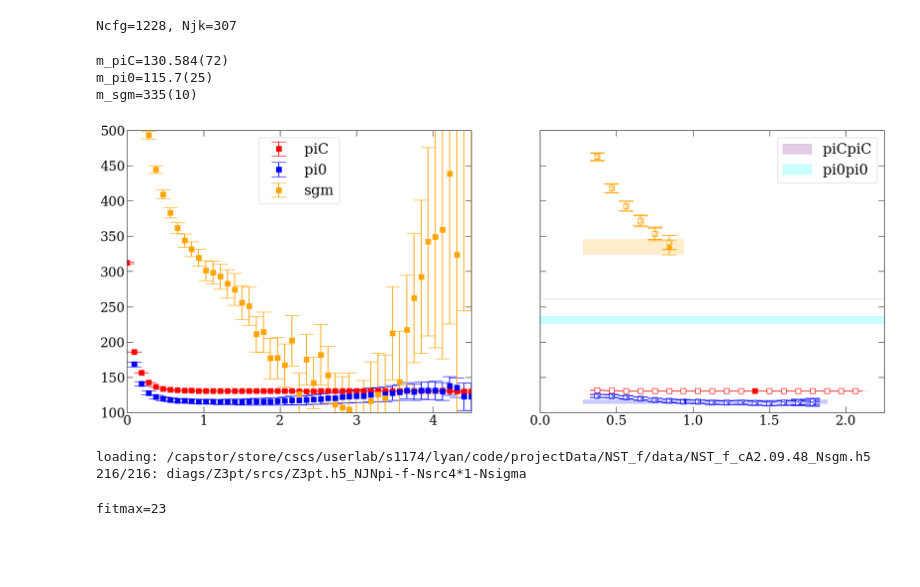
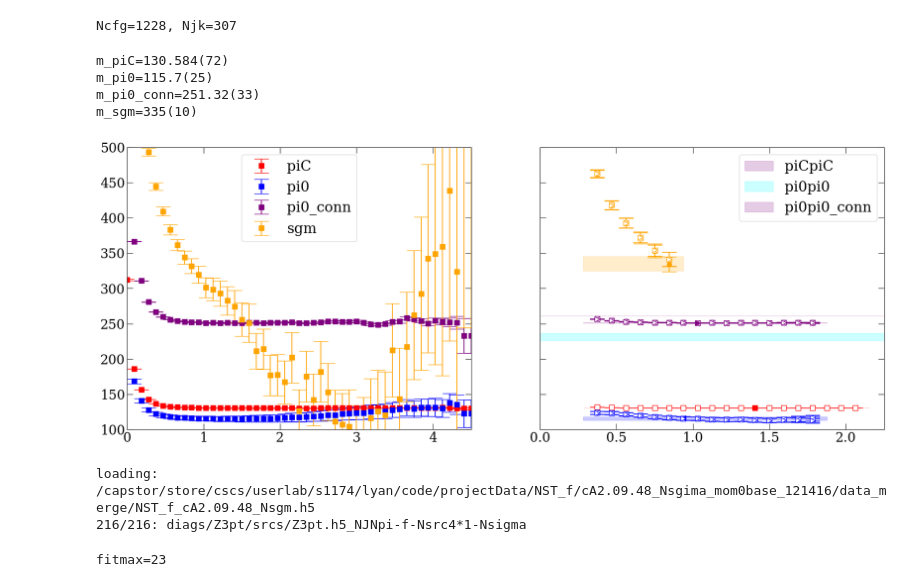
Before and after one commit to lee14916/glwc2, a Jupyter notebook: project/NST_f_Nsgm/analysis_a.ipynb, the cells around one changed output. Cells and saved outputs as stored; diff of their text form; code cells hidden in the pictures; blank space fills up the shorter version.

```diff
--- a/project/NST_f_Nsgm/analysis_a.ipynb
+++ b/project/NST_f_Nsgm/analysis_a.ipynb
@@ -71,6 +71,7 @@ with h5py.File(path) as f:
     imom=0
     c2pt_piC=yu.jackknife(f['diags/P/data/pi+_pi+'][:,:,imom],d=d_jk)
     c2pt_pi0=yu.jackknife(f['diags/P/data/pi0_pi0'][:,:,imom]+f['diags/pi0f-pi0i/data/pi0_pi0'][:,:,imom],d=d_jk)
+    c2pt_pi0_conn=yu.jackknife(f['diags/P/data/pi0_pi0'][:,:,imom],d=d_jk)
     c2pt_sgm=yu.jackknife(f['diags/P/data/sgm_sgm'][:,:,imom]+f['diags/pi0f-pi0i/data/sgm_sgm'][:,:,imom],d=d_jk)
 
     vev_pi0=yu.jackknife(f['VEV/pi0f/data/pi0'][:],d=d_jk)
@@ -81,6 +82,7 @@ with h5py.File(path) as f:
         c2pt_piC=func(c2pt_piC)
         c2pt_pi0=func(c2pt_pi0)
         c2pt_sgm=func(c2pt_sgm)
+        c2pt_pi0_conn=func(c2pt_pi0_conn)
 
     if True: # vev subtract
         c2pt_pi0 -= vev_pi0[:,None]**2
@@ -90,6 +92,7 @@ with h5py.File(path) as f:
         c2pt_piC=np.real(c2pt_piC)
         c2pt_pi0=np.real(c2pt_pi0)
         c2pt_sgm=np.real(c2pt_sgm)
+        c2pt_pi0_conn=np.real(c2pt_pi0_conn)
 
 Ncfg=len(cfgs_m2); Njk=len(c2pt_piC)
 print(f'Ncfg={Ncfg}, Njk={Njk}')
@@ -106,6 +109,7 @@ def C2pt2meff(C2pt):
 
 meff_piC=yu.jackmap(C2pt2meff,c2pt_piC)
 meff_pi0=yu.jackmap(C2pt2meff,c2pt_pi0)
+meff_pi0_conn=yu.jackmap(C2pt2meff,c2pt_pi0_conn)
 meff_sgm=yu.jackmap(C2pt2meff,c2pt_sgm)
 
 def run(meff,fitmins,fitmaxs):
@@ -131,6 +135,7 @@ def run(meff,fitmins,fitmaxs):
 
 fitress_piC,E_piC,ind_piC=run(meff_piC,range(4,23),[24])
 fitress_pi0,E_pi0,ind_pi0=run(meff_pi0,range(4,20),[21,22,23,24])
+fitress_pi0_conn,E_pi0_conn,ind_pi0_conn=run(meff_pi0_conn,range(4,20),[21,22,23,24])
 fitress_sgm,E_sgm,ind_sgm=run(meff_sgm,range(4,10),[11,12,13,14])
 # %%
 fig, axs = yu.getFigAxs(1,2,scale=1.5,sharey=True)
@@ -176,47 +181,69 @@ ax.fill_between(plt_x,plt_y-plt_error,plt_y+plt_error,color=color,alpha=0.2)
 plt_x=np.array([-10,100])*xunit; plt_y=E_mean*yunit*2; plt_error=E_err*yunit*2
 ax.fill_between(plt_x,plt_y-plt_error,plt_y+plt_error,color='cyan',alpha=0.2,label='pi0pi0')
 
+meff=meff_pi0_conn; color='purple'; label='pi0_conn'
+fitress,E,ind=fitress_pi0_conn,E_pi0_conn,ind_pi0_conn
+ax=axs[0,0]
+tmean,terr=yu.jackme(meff)
+plt_x=np.arange(len(tmean))*xunit; plt_y=tmean*yunit; plt_yerr=terr*yunit
+ax.errorbar(plt_x,plt_y,plt_yerr,color=color,mfc=None,label=label)
+ax=axs[0,1]
+for i,fit in enumerate(fitress):
+    fitmin,fitmax=fit[0]; E_mean,E_err=fit[1]; chi2R=fit[2]
+    mfc=None if i==ind else 'white'
+    plt_x=[fitmin*xunit]; plt_y=E_mean*yunit; plt_yerr=E_err*yunit
+    ax.errorbar(plt_x,plt_y,plt_yerr,color=color,mfc=mfc,marker={21:'o',22:'s',23:'<',24:'>'}[fitmax])
+E_mean,E_err=yu.jackme(E)
+E_mean_pi0_conn,E_err_pi0_conn=E_mean[0],E_err[0]
+plt_x=np.array([3,20])*xunit; plt_y=E_mean*yunit; plt_error=E_err*yunit
+ax.fill_between(plt_x,plt_y-plt_error,plt_y+plt_error,color=color,alpha=0.2)
+plt_x=np.array([-10,100])*xunit; plt_y=E_mean*yunit*2; plt_error=E_err*yunit*2
+ax.fill_between(plt_x,plt_y-plt_error,plt_y+plt_error,color='purple',alpha=0.2,label='pi0pi0_conn')
+
 meff=meff_sgm; color='orange'; label='sgm'
 fitress,E,ind=fitress_sgm,E_sgm,ind_sgm
 ax=axs[0,0]
 tmean,terr=yu.jackme(meff)
 plt_x=np.arange(len(tmean))*xunit; plt_y=tmean*yunit; plt_yerr=terr*yunit
 ax.errorbar(plt_x,plt_y,plt_yerr,color=color,mfc=None,label=label)
 ax=axs[0,1]
 for i,fit in enumerate(fitress):
     fitmin,fitmax=fit[0]; E_mean,E_err=fit[1]; chi2R=fit[2]
     mfc=None if i==ind else 'white'
     plt_x=[fitmin*xunit]; plt_y=E_mean*yunit; plt_yerr=E_err*yunit
     ax.errorbar(plt_x,plt_y,plt_yerr,color=color,mfc=mfc,marker={11:'o',12:'s',13:'<',14:'>'}[fitmax])
 E_mean,E_err=yu.jackme(E)
 E_mean_sgm,E_err_sgm=E_mean[0],E_err[0]
 plt_x=np.array([3,10])*xunit; plt_y=E_mean*yunit; plt_error=E_err*yunit
 ax.fill_between(plt_x,plt_y-plt_error,plt_y+plt_error,color=color,alpha=0.2)
 
 ax=axs[0,0]
 ax.set_xlim([0,48*xunit])
 ax.set_ylim([100,500])
 # ax.set_ylim([340,370])
 ax.legend()
 ax=axs[0,1]
 ax.set_xlim([0,24*xunit])
 ax.legend()
 
 print(f'm_piC={yu.un2str(E_mean_piC*yunit,E_err_piC*yunit)}')
 print(f'm_pi0={yu.un2str(E_mean_pi0*yunit,E_err_pi0*yunit)}')
+print(f'm_pi0_conn={yu.un2str(E_mean_pi0_conn*yunit,E_err_pi0_conn*yunit)}')
 print(f'm_sgm={yu.un2str(E_mean_sgm*yunit,E_err_sgm*yunit)}')
 # %% [output]
 m_piC=130.584(72)
 m_pi0=115.7(25)
+m_pi0_conn=251.32(33)
 m_sgm=335(10)
-[figure, old version]
+[figure, new version]
 # %%
 Tpack=24
+path='/capstor/store/cscs/userlab/s1174/lyan/code/projectData/NST_f/cA2.09.48_Nsgima_mom0base_121416/data_merge/NST_f_cA2.09.48_Nsgm.h5'
 path='/capstor/store/cscs/userlab/s1174/lyan/code/projectData/NST_f/data/NST_f_cA2.09.48_Nsgm.h5'
 data=yu.load(path,d=d_jk)
 assert(np.all(data['cfgs'][0]==cfgs_m2))
 # %% [output]
-loading: /capstor/store/cscs/userlab/s1174/lyan/code/projectData/NST_f/data/NST_f_cA2.09.48_Nsgm.h5
+loading: /capstor/store/cscs/userlab/s1174/lyan/code/projectData/NST_f/cA2.09.48_Nsgima_mom0base_121416/data_merge/NST_f_cA2.09.48_Nsgm.h5
 216/216: diags/Z3pt/srcs/Z3pt.h5_NJNpi-f-Nsrc4*1-Nsigma
 # %%
 flags={
```
Also changed, not shown: parts of 2 cells of this notebook, 9 other files.
